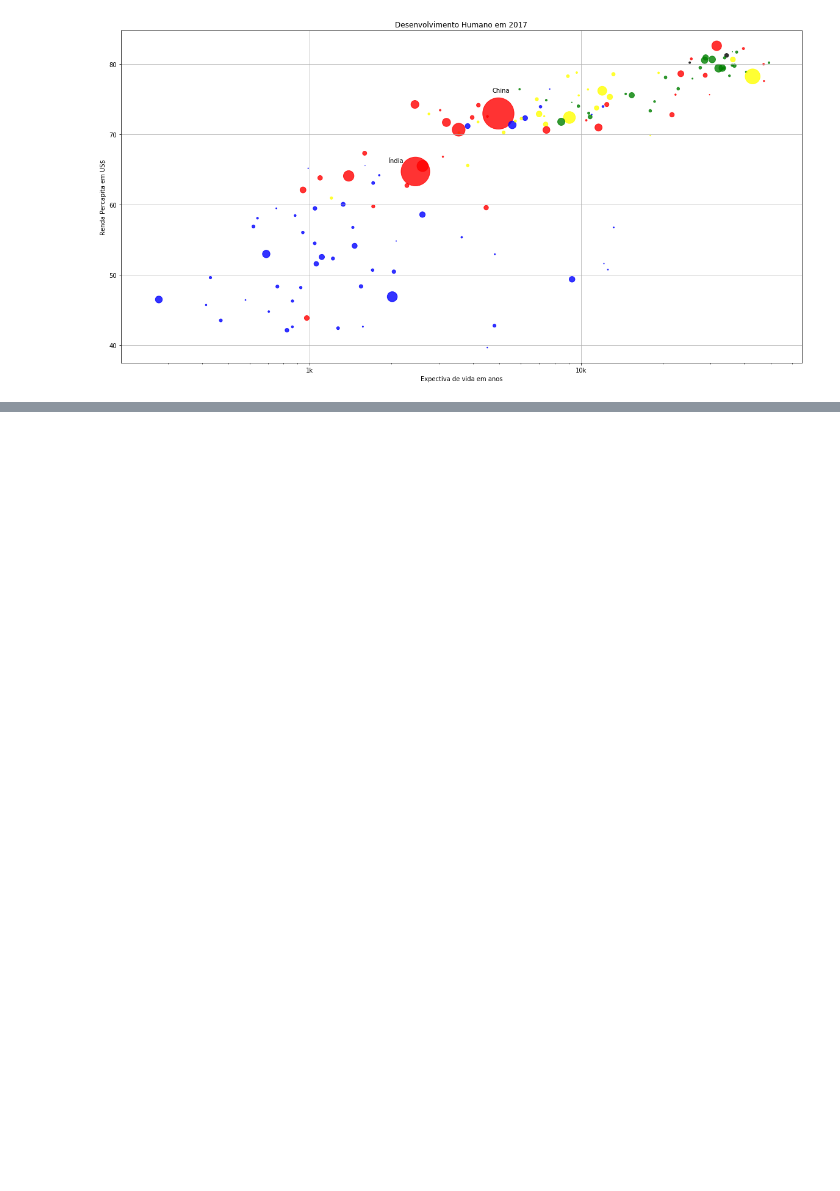
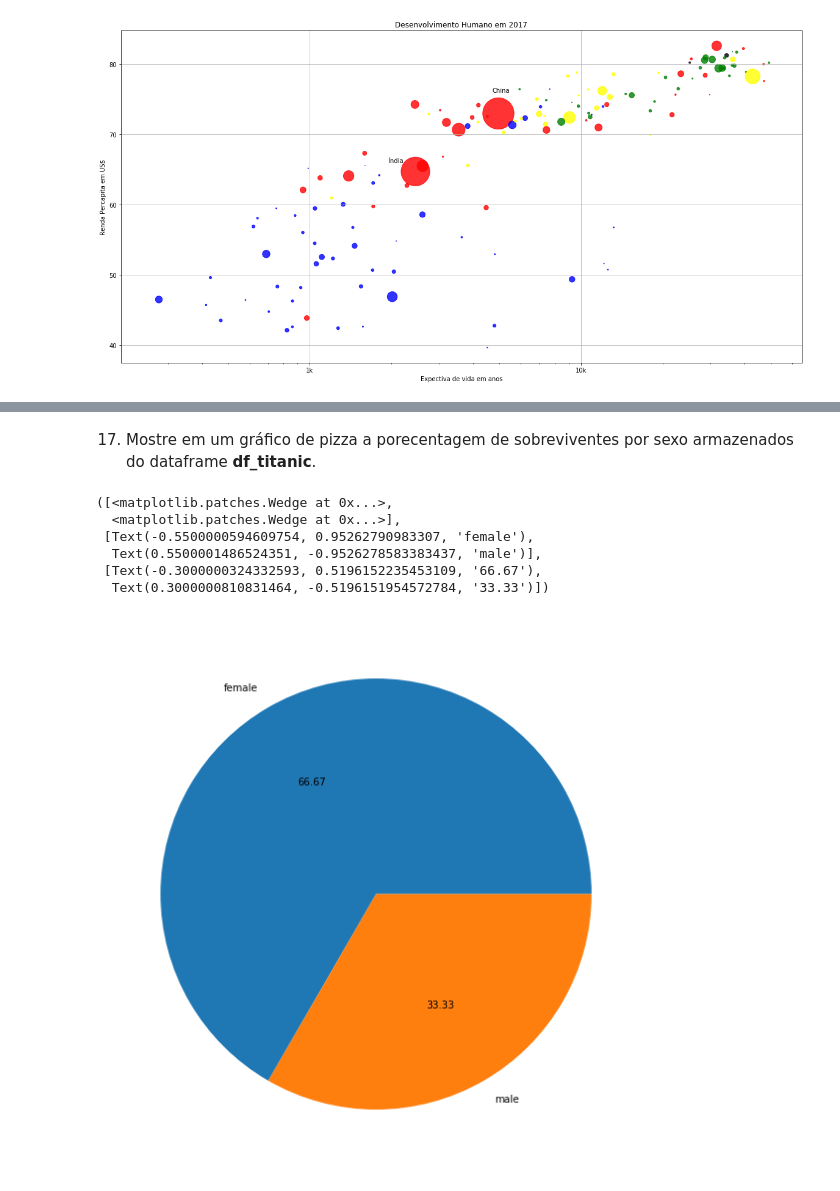
Before and after one commit to gomesluiz/python-para-ciencia-de-dados, a Jupyter notebook: src/aula-2/notebooks/matplotlib-maos-na-massa-1.ipynb, the cells around one changed output, grey strips where cells are left out. Drawn from its saved outputs; the diff is of its cells as text; code cells hidden in the pictures; blank space fills up the shorter version.

```diff
--- a/src/aula-2/notebooks/matplotlib-maos-na-massa-1.ipynb
+++ b/src/aula-2/notebooks/matplotlib-maos-na-massa-1.ipynb
@@ -179,0 +210,13 @@ plt.scatter(percapitas['valores'], expectativas['valores'], s=np_pops, c=cores['
+# %% [markdown]
+17. Mostre em um gráfico de pizza a porecentagem de sobreviventes por sexo armazenados do dataframe **df_titanic**.
+# %%
+somas = df_titanic['Survived'].groupby(df_titanic_sem_na['Sex']).sum()
+plt.pie(somas, labels=somas.index, autopct='%.2f')
+# %% [output]
+([<matplotlib.patches.Wedge at 0x...>,
+  <matplotlib.patches.Wedge at 0x...>],
+ [Text(-0.5500000594609754, 0.95262790983307, 'female'),
+  Text(0.5500001486524351, -0.9526278583383437, 'male')],
+ [Text(-0.3000000324332593, 0.5196152235453109, '66.67'),
+  Text(0.3000000810831464, -0.5196151954572784, '33.33')])
+[figure, added]
```
Also changed, not shown: parts of 15 cells of this notebook, 28 other files.
